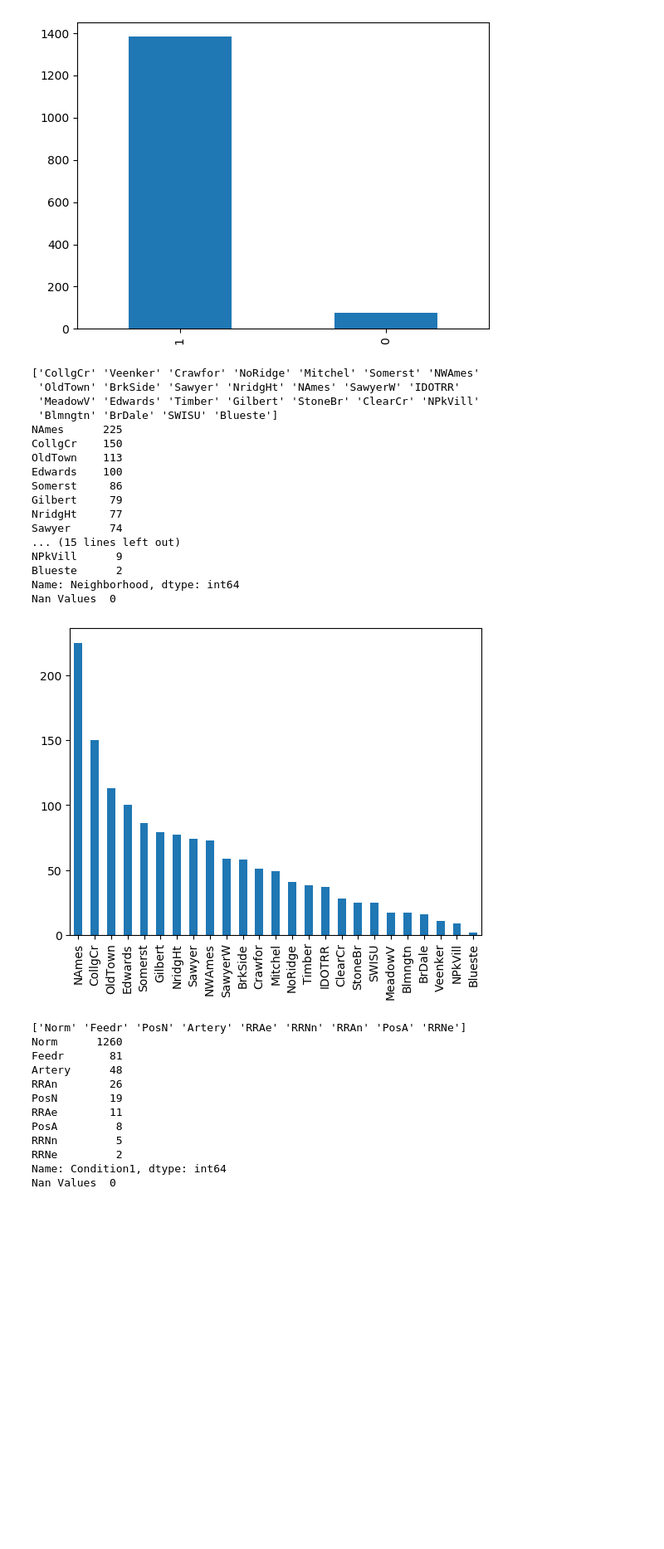
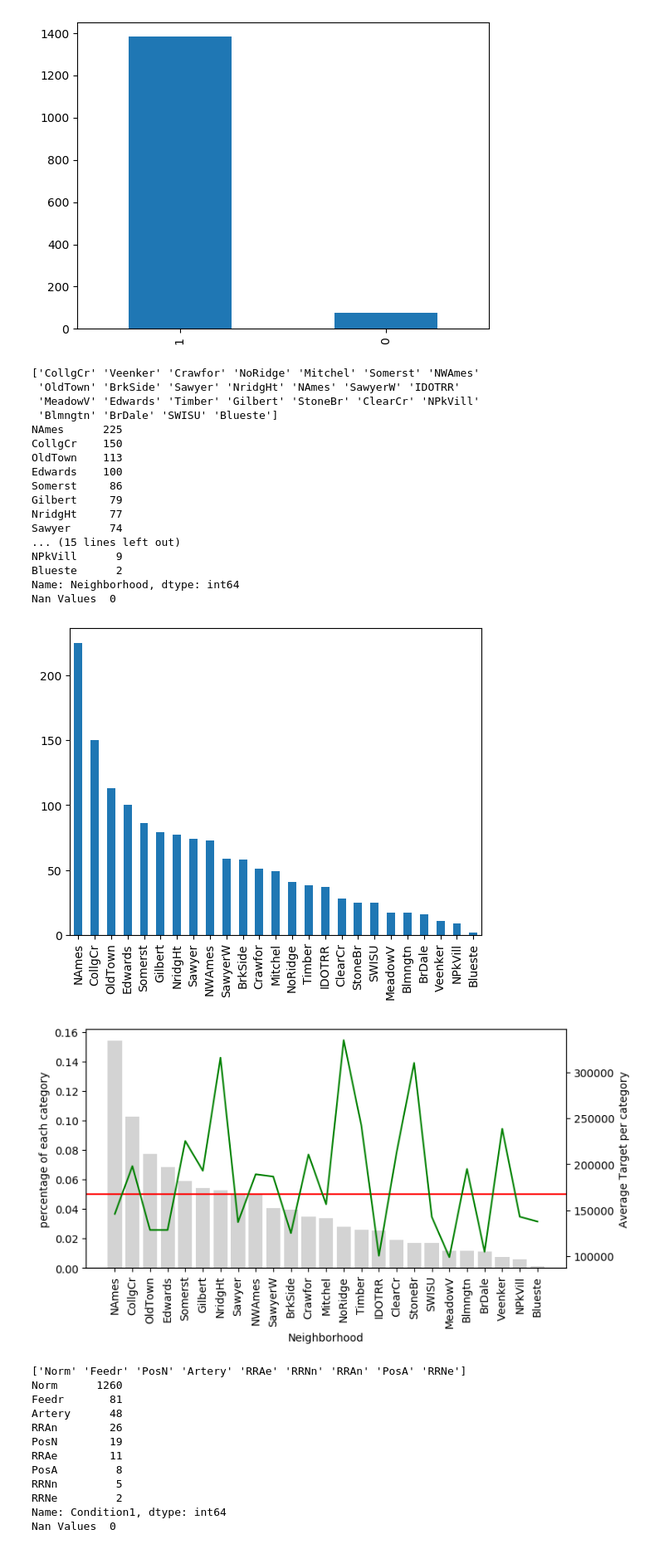
Before and after one commit to MKbinli/House-Price-Prediction, a Jupyter notebook: HP-Data Preprocessing.ipynb, the cells around one changed output. Shown at 83% size. Saved outputs shown, nothing was run; the diff lists cells and outputs as text; code cells hidden in the pictures; blank space fills up the shorter version.

```diff
--- a/HP-Data Preprocessing.ipynb
+++ b/HP-Data Preprocessing.ipynb
@@ -545,33 +545,35 @@ preprocessedDataset["LandSlope"]=LandSlope.copy().astype(float)
 """
 print(dataset["Neighborhood"].unique())
 print(dataset["Neighborhood"].value_counts())
 print("Nan Values  " + str(dataset.Neighborhood.isna().sum()))
 dataset["Neighborhood"].value_counts().plot(kind='bar')
 plt.show()
+calculateMeanTargetPerCategory(dataset, featureName="Neighborhood", targetName="SalePrice")
 #This feature is one of the important because location directly effects the price.
 #If we group this feature that must be w.r.t. closeness as a distence or zone.
 #And if we convert it dummy or one-hot encoding, it will result in so sparisity and high variation.
 #Also I don't know the location of these places accordence with neighborhood to each other.
 #So I will keep the analysis of this feature later... for now.
 # %% [output]
 ['CollgCr' 'Veenker' 'Crawfor' 'NoRidge' 'Mitchel' 'Somerst' 'NWAmes'
  'OldTown' 'BrkSide' 'Sawyer' 'NridgHt' 'NAmes' 'SawyerW' 'IDOTRR'
  'MeadowV' 'Edwards' 'Timber' 'Gilbert' 'StoneBr' 'ClearCr' 'NPkVill'
  'Blmngtn' 'BrDale' 'SWISU' 'Blueste']
 NAmes      225
 CollgCr    150
 OldTown    113
 Edwards    100
 Somerst     86
 Gilbert     79
 NridgHt     77
 Sawyer      74
 ... (15 lines left out)
 NPkVill      9
 Blueste      2
 Name: Neighborhood, dtype: int64
 Nan Values  0
 [figure]
+[figure, added]
 # %%
 #Next Categorical Feature
 """Condition1: Proximity to various conditions, as well as Condition2 is almost same info so I will keep only Condition1
```
Also changed, not shown: parts of 17 cells of this notebook.
